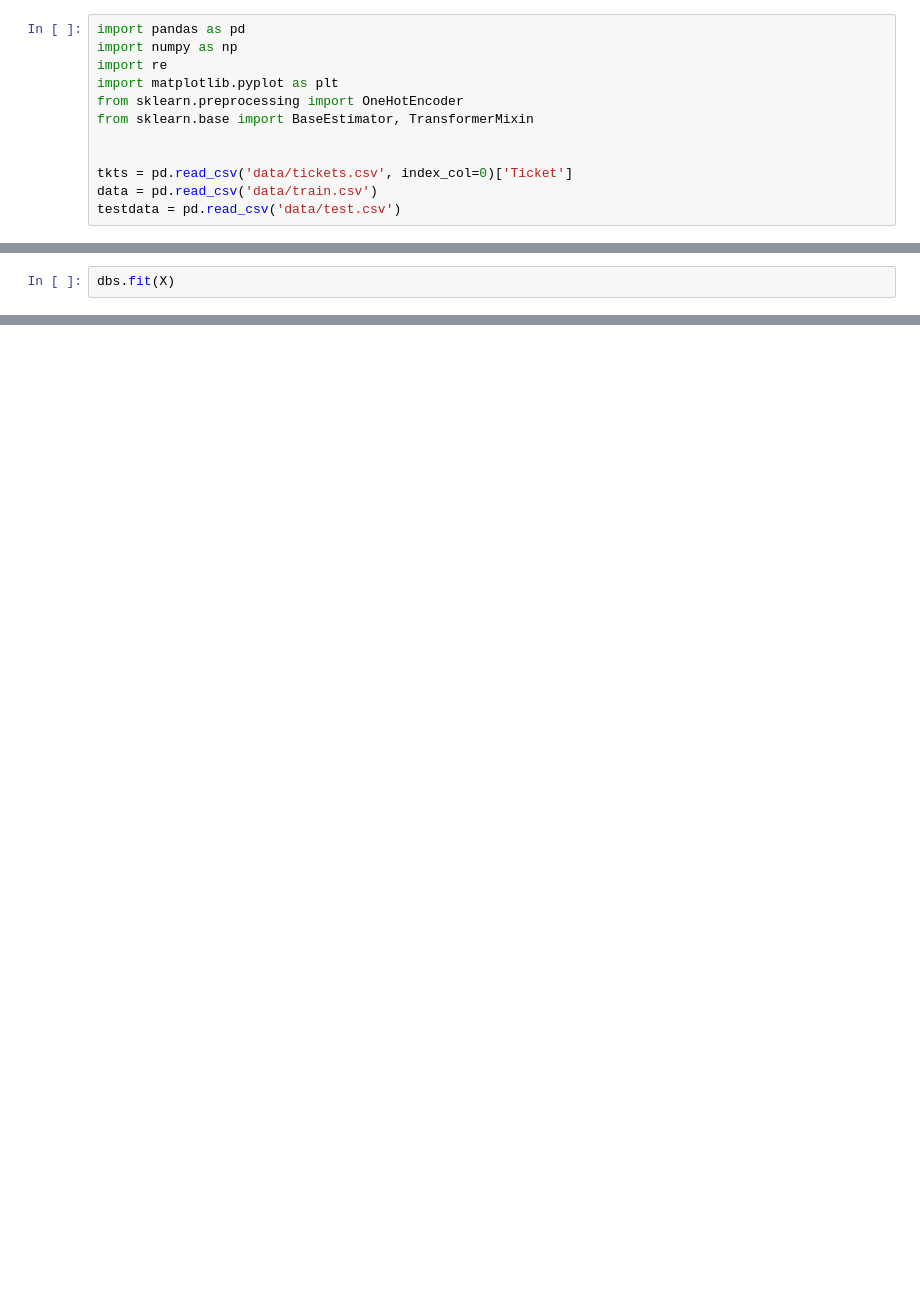
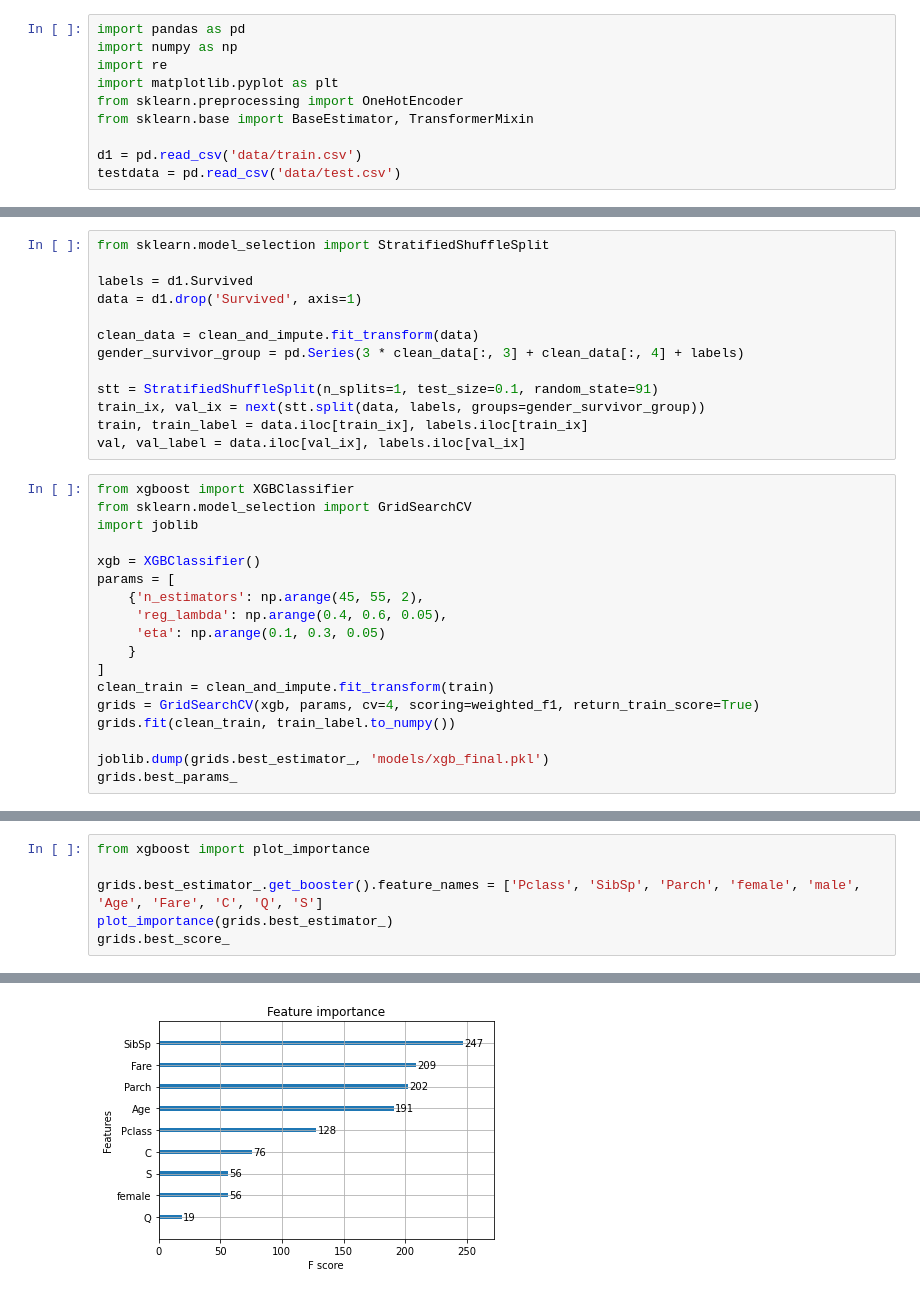
Before and after one commit to pritam-dey3/Titanic-Passenger-Survival-Prediction, a Jupyter notebook: experiments.ipynb, the cells around one changed output, grey strips where cells are left out. Saved outputs shown, nothing was run; the diff lists cells and outputs as text; blank space fills up the shorter version.

```diff
--- a/experiments.ipynb
+++ b/experiments.ipynb
@@ -6,7 +6,5 @@ import matplotlib.pyplot as plt
 from sklearn.preprocessing import OneHotEncoder
 from sklearn.base import BaseEstimator, TransformerMixin
 
-
-tkts = pd.read_csv('data/tickets.csv', index_col=0)['Ticket']
-data = pd.read_csv('data/train.csv')
+d1 = pd.read_csv('data/train.csv')
 testdata = pd.read_csv('data/test.csv')
@@ -76,2 +10,0 @@ X = pl.fit_transform(X)
-# %%
-dbs.fit(X)
@@ -147,0 +58,31 @@ sns.barplot(x='day', y='total_bill', data=t, hue='sex')
+# %%
+from sklearn.model_selection import StratifiedShuffleSplit
+
+labels = d1.Survived
+data = d1.drop('Survived', axis=1)
+
+clean_data = clean_and_impute.fit_transform(data)
+gender_survivor_group = pd.Series(3 * clean_data[:, 3] + clean_data[:, 4] + labels)
+
+stt = StratifiedShuffleSplit(n_splits=1, test_size=0.1, random_state=91)
+train_ix, val_ix = next(stt.split(data, labels, groups=gender_survivor_group))
+train, train_label = data.iloc[train_ix], labels.iloc[train_ix]
+val, val_label = data.iloc[val_ix], labels.iloc[val_ix]
+# %%
+from xgboost import XGBClassifier
+from sklearn.model_selection import GridSearchCV
+import joblib
+
+xgb = XGBClassifier()
+params = [
+    {'n_estimators': np.arange(45, 55, 2),
+     'reg_lambda': np.arange(0.4, 0.6, 0.05),
+     'eta': np.arange(0.1, 0.3, 0.05)
+    }
+]
+clean_train = clean_and_impute.fit_transform(train)
+grids = GridSearchCV(xgb, params, cv=4, scoring=weighted_f1, return_train_score=True)
+grids.fit(clean_train, train_label.to_numpy())
+
+joblib.dump(grids.best_estimator_, 'models/xgb_final.pkl')
+grids.best_params_
@@ -147,0 +91,7 @@ sns.barplot(x='day', y='total_bill', data=t, hue='sex')
+# %%
+from xgboost import plot_importance
+
+grids.best_estimator_.get_booster().feature_names = ['Pclass', 'SibSp', 'Parch', 'female', 'male', 'Age', 'Fare', 'C', 'Q', 'S']
+plot_importance(grids.best_estimator_)
+grids.best_score_
+# %% [output]
@@ -147,0 +99 @@ sns.barplot(x='day', y='total_bill', data=t, hue='sex')
+[figure, added]
```
Also changed, not shown: parts of 30 cells of this notebook, 9 other files.
